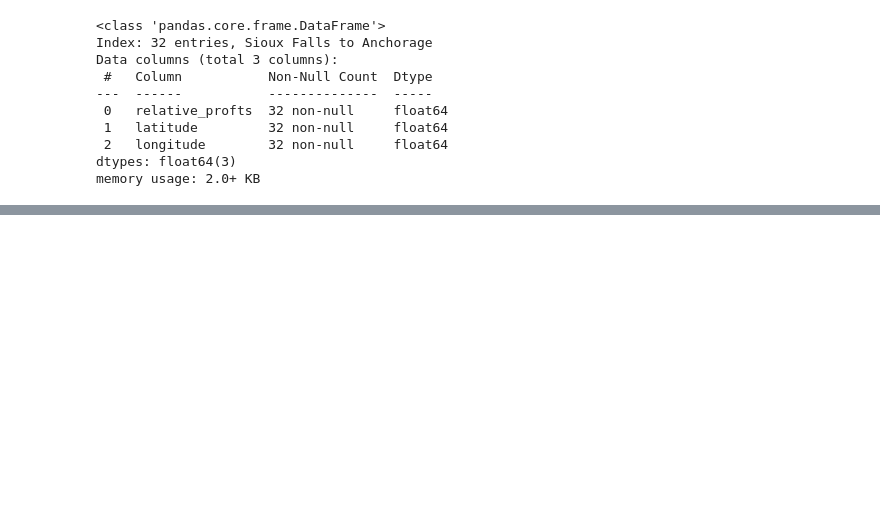
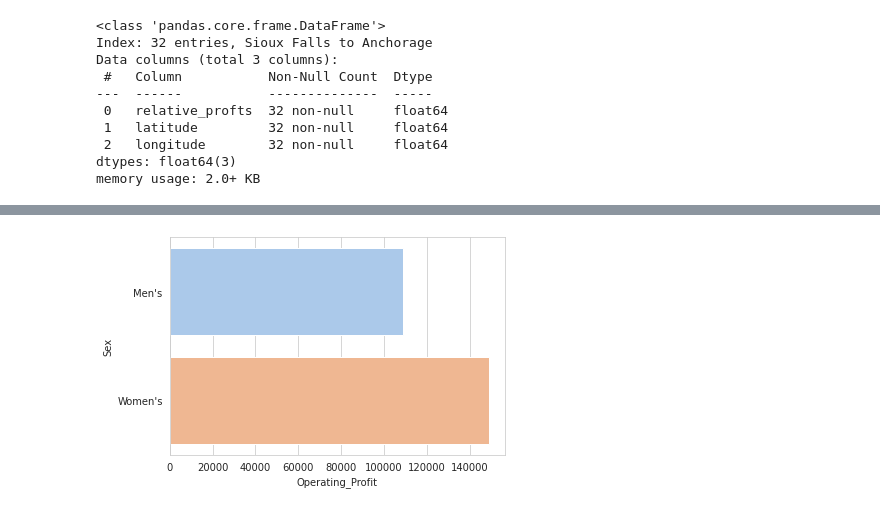
Before and after one commit to Fagner608/adidas_sales_analytics, a Jupyter notebook: analise_adidas.ipynb, the cells around one changed output, grey strips where cells are left out. Cells and saved outputs as stored; diff of their text form; code cells hidden in the pictures; blank space fills up the shorter version.

```diff
--- a/analise_adidas.ipynb
+++ b/analise_adidas.ipynb
@@ -433,0 +532,7 @@ mapa
+# %%
+publico = products_data[['Sex', "Operating_Profit", "Product"]].groupby(by =['Sex', 'Product']).agg("sum").reset_index()
+# %%
+with sns.axes_style('whitegrid'):
+  grafico = sns.barplot(data = publico,x = 'Operating_Profit', y = 'Sex', ci = None, palette = 'pastel')
+# %% [output]
+[figure, added]
```
Also changed, not shown: parts of 51 cells of this notebook.
